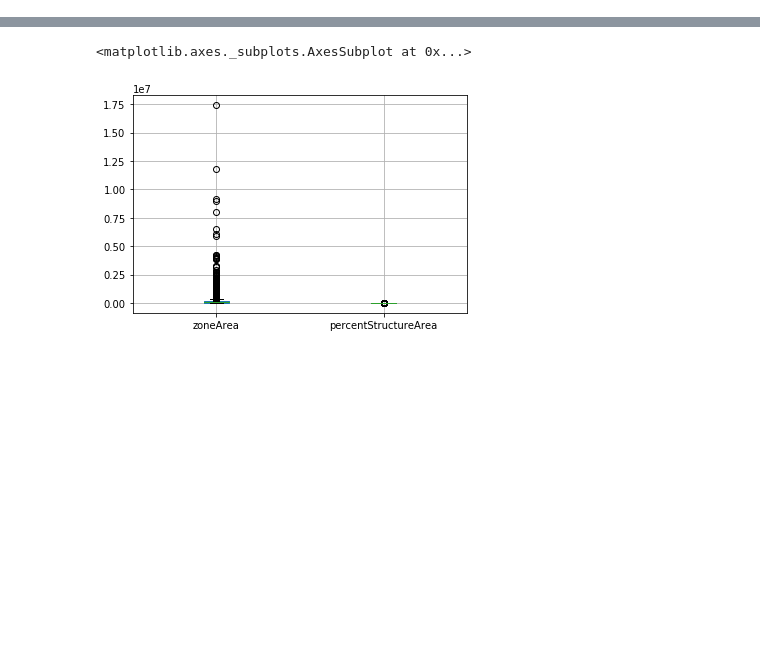
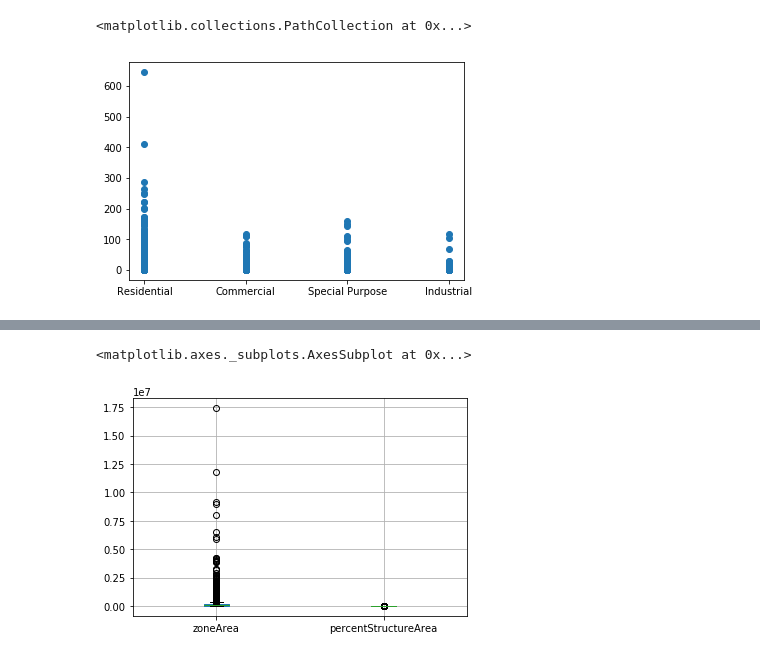
Before and after one commit to ledanieln/CoA-Zone-Prediction, a Jupyter notebook: notebooks/Data Exploration.ipynb, the cells around one changed output, grey strips where cells are left out. Cells and saved outputs as stored; diff of their text form; code cells hidden in the pictures; blank space fills up the shorter version.

```diff
--- a/notebooks/Data Exploration.ipynb
+++ b/notebooks/Data Exploration.ipynb
@@ -9 +25,6 @@ max = train['zoneArea'].max()
+# %%
+plt.scatter(train['zoneType'], train['StructureCount'])
+# %% [output]
+<matplotlib.collections.PathCollection at 0x...>
+[figure, added]
 # %%
```
Also changed, not shown: parts of 35 cells of this notebook, 12 other files.
